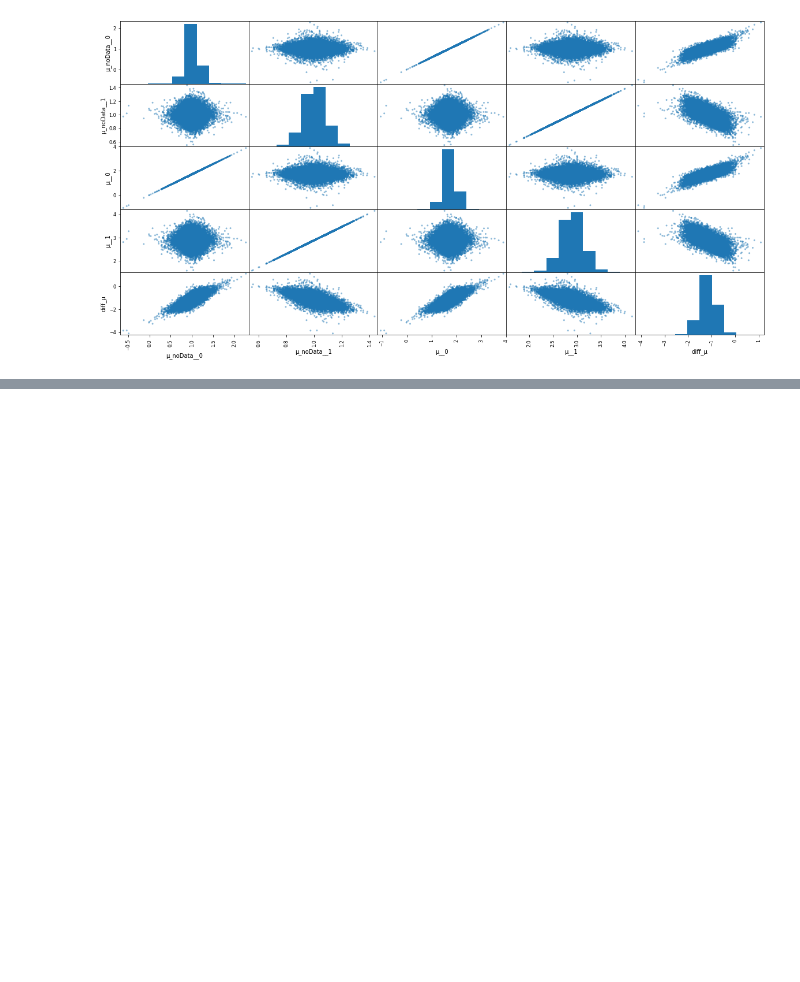
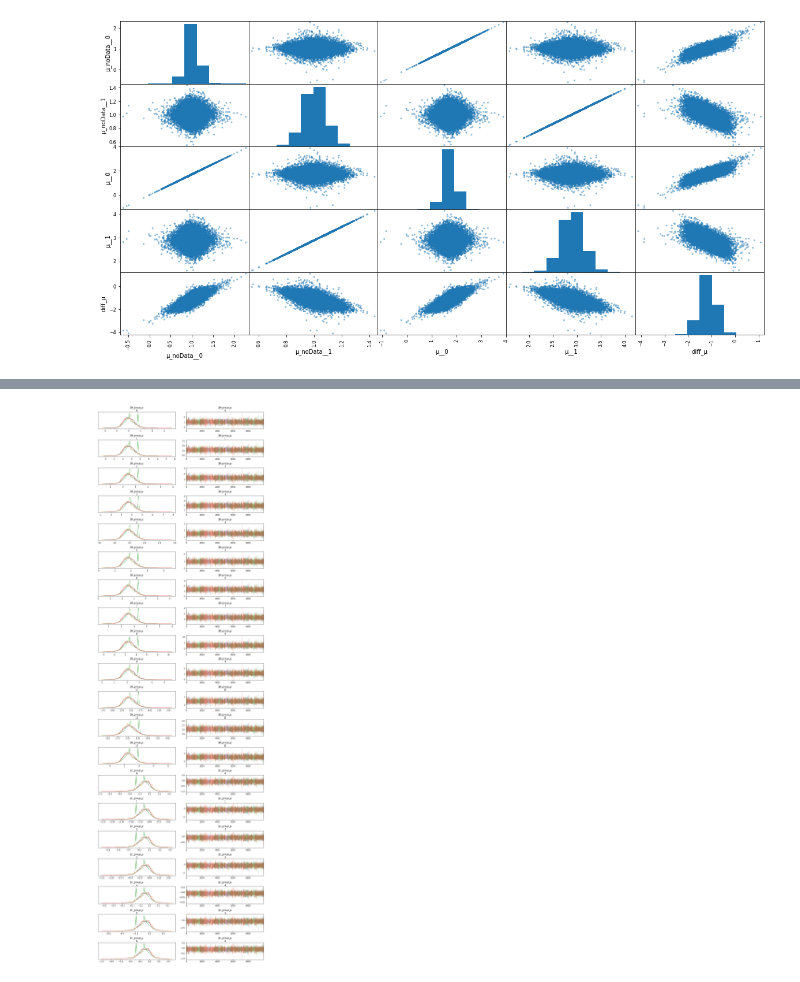
Before and after one commit to jonasIshoejNielsen/2021_prpro_exam, a Jupyter notebook: exam-mush.ipynb, the cells around one changed output, grey strips where cells are left out. Cells and saved outputs as stored; diff of their text form; code cells hidden in the pictures; blank space fills up the shorter version.

```diff
--- a/exam-mush.ipynb
+++ b/exam-mush.ipynb
@@ -223,0 +359,4 @@ scatter_matrix(pm.trace_to_dataframe(trace_h1_pure, varnames=['μ_noData', 'μ',
+# %%
+plotMethod2(trace_h2_pure, model_h2_linear, var_names_h2)
+# %% [output]
+[figure, added]
```
Also changed, not shown: parts of 26 cells of this notebook, 8 other files.
